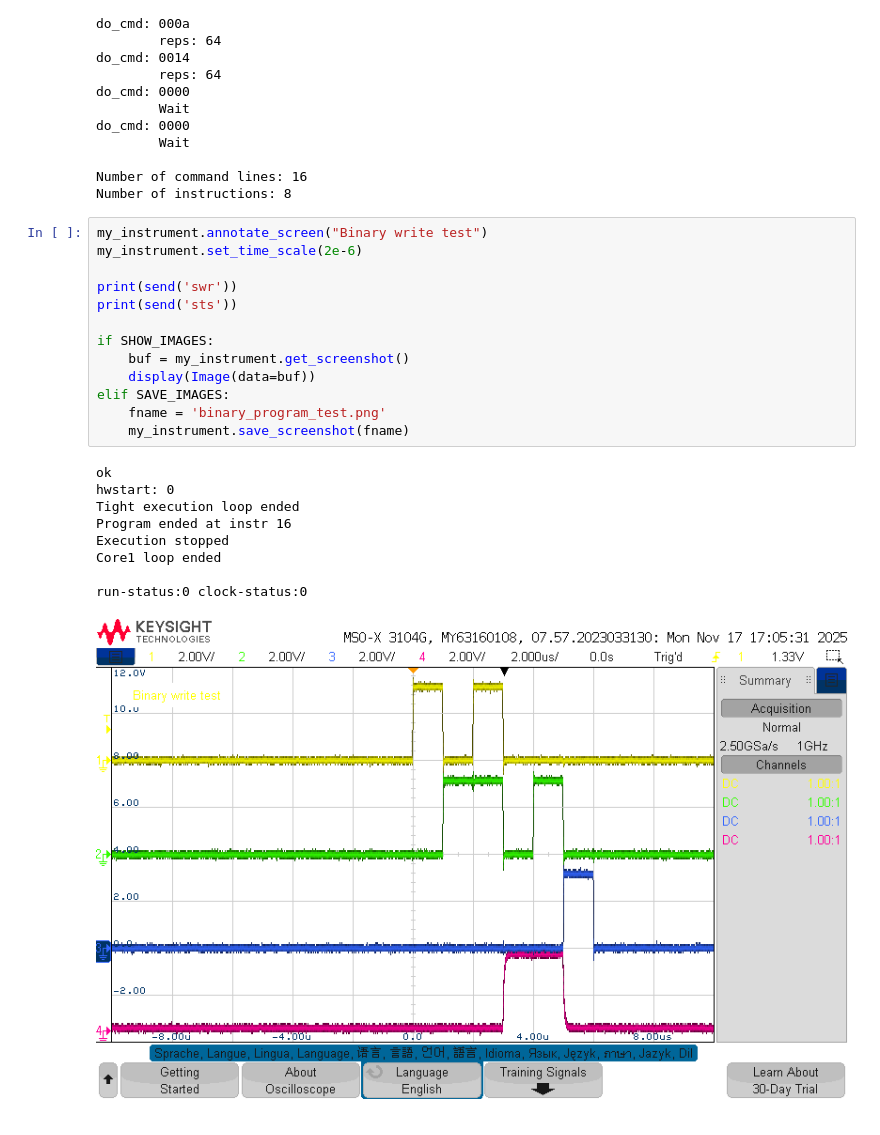
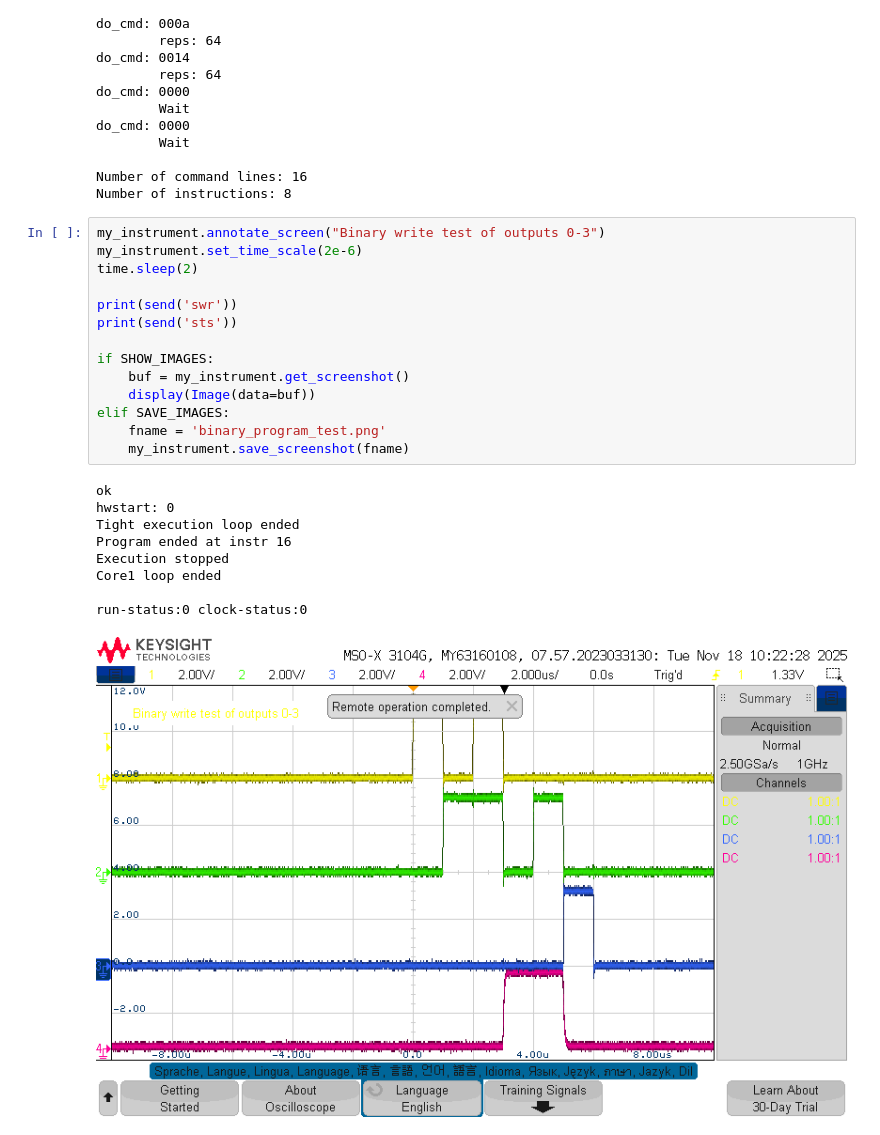
Before and after one commit to labscript-suite/prawn_digital_output, a Jupyter notebook: testing/basic_tests.ipynb, the cells around one changed output. Cells and saved outputs as stored; diff of their text form.

```diff
--- a/testing/basic_tests.ipynb
+++ b/testing/basic_tests.ipynb
@@ -241,25 +243,26 @@ do_cmd: 0000
 Number of command lines: 16
 Number of instructions: 8
 # %%
-my_instrument.annotate_screen("Binary write test")
+my_instrument.annotate_screen("Binary write test of outputs 0-3")
 my_instrument.set_time_scale(2e-6)
+time.sleep(2)
 
 print(send('swr'))
 print(send('sts'))
 
 if SHOW_IMAGES:
     buf = my_instrument.get_screenshot()
     display(Image(data=buf))
 elif SAVE_IMAGES:
     fname = 'binary_program_test.png'
     my_instrument.save_screenshot(fname)
 # %% [output]
 ok
 hwstart: 0
 Tight execution loop ended
 Program ended at instr 16
 Execution stopped
 Core1 loop ended
 
 run-status:0 clock-status:0
-[figure, old version]
+[figure, new version]
```
Also changed, not shown: parts of 4 cells of this notebook.
